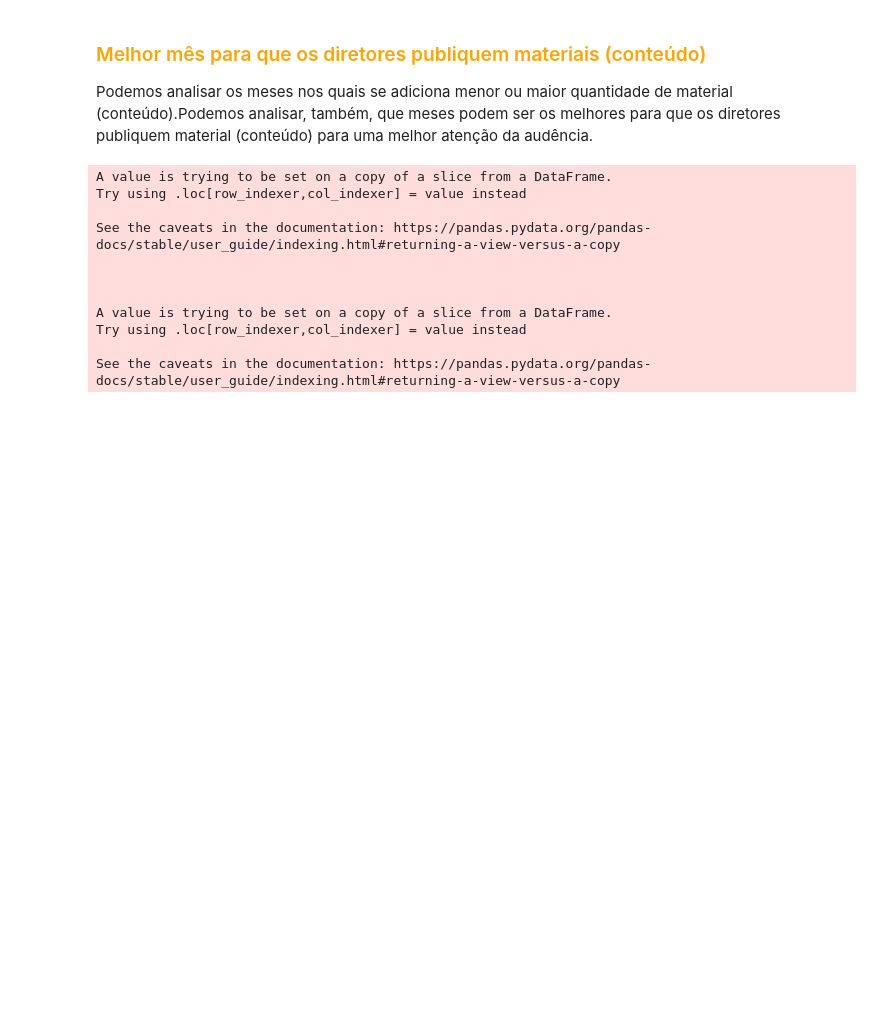
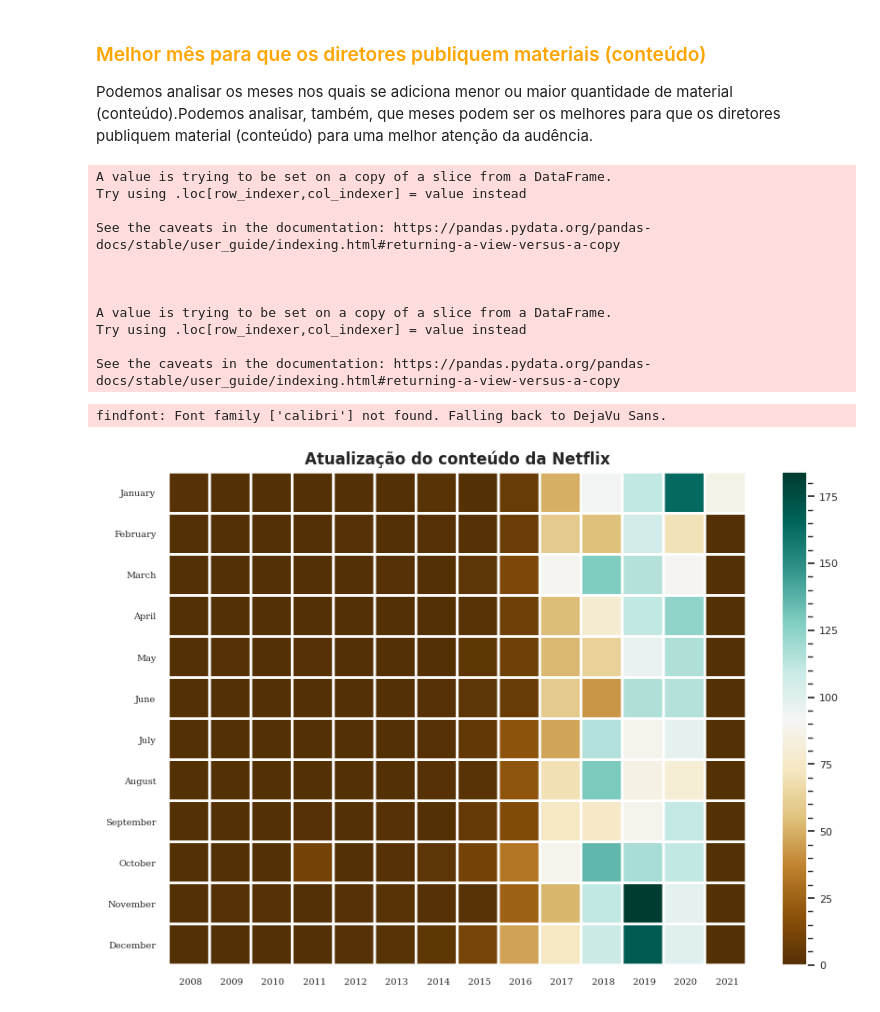
Before and after one commit to EddyGiusepe/Sistema_RECOMENDACION_Netflix, a Jupyter notebook: Netflix_RECOMMENDATION.ipynb, the cells around one changed output. Cells and saved outputs as stored; diff of their text form; code cells hidden in the pictures; blank space fills up the shorter version.

```diff
--- a/Netflix_RECOMMENDATION.ipynb
+++ b/Netflix_RECOMMENDATION.ipynb
@@ -759,3 +759,20 @@ A value is trying to be set on a copy of a slice from a DataFrame.
 Try using .loc[row_indexer,col_indexer] = value instead
 
 See the caveats in the documentation: https://pandas.pydata.org/pandas-docs/stable/user_guide/indexing.html#returning-a-view-versus-a-copy
+# %%
+plt.figure(figsize=(10, 7), dpi=100)
+plt.pcolor(df_copy, cmap="BrBG", edgecolors="white", linewidths=2) # heatmap
+plt.xticks(np.arange(0.5, len(df_copy.columns), 1), df_copy.columns, fontsize=7, fontfamily="serif")
+plt.yticks(np.arange(0.5, len(df_copy.index), 1), df_copy.index, fontsize=7, fontfamily="serif")
+
+
+plt.title("Atualização do conteúdo da Netflix", fontsize=12, fontfamily="calibri", fontweight="bold")
+cbar = plt.colorbar()
+cbar.solids.set_edgecolor("face")
+
+cbar.ax.tick_params(labelsize=8)
+cbar.ax.minorticks_on()
+plt.show()
+# %% [output]
+findfont: Font family ['calibri'] not found. Falling back to DejaVu Sans.
+[figure, added]
```
Also changed, not shown: parts of 6 cells of this notebook.
